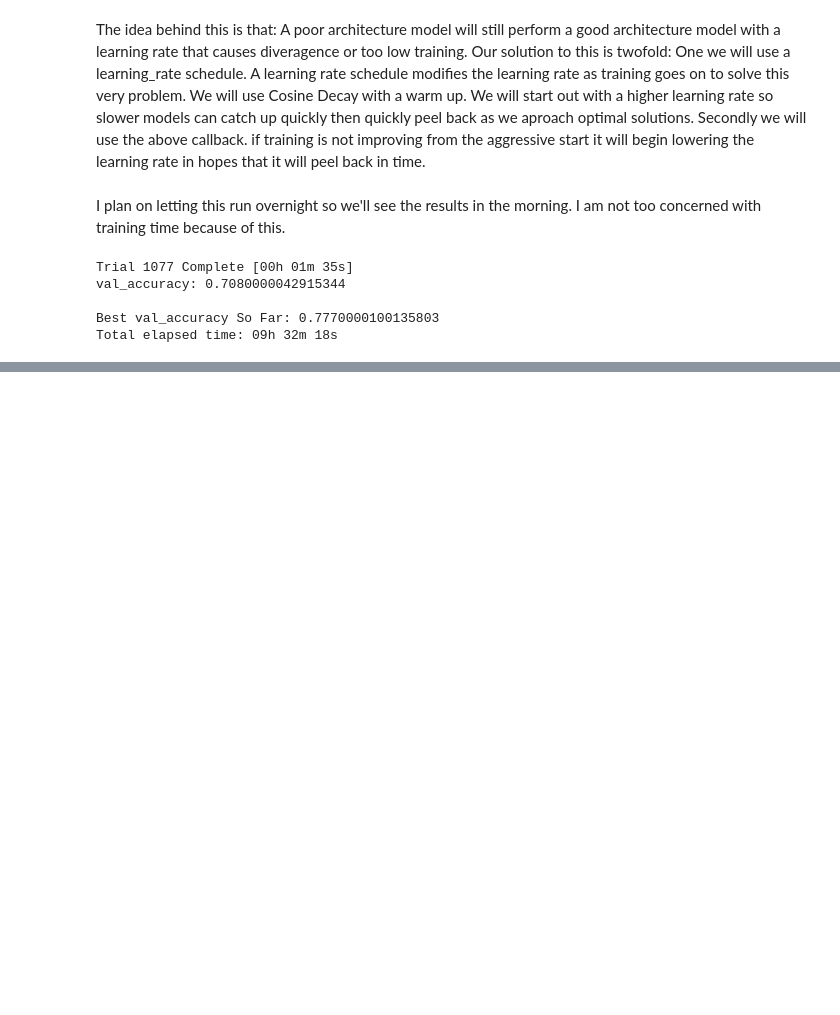
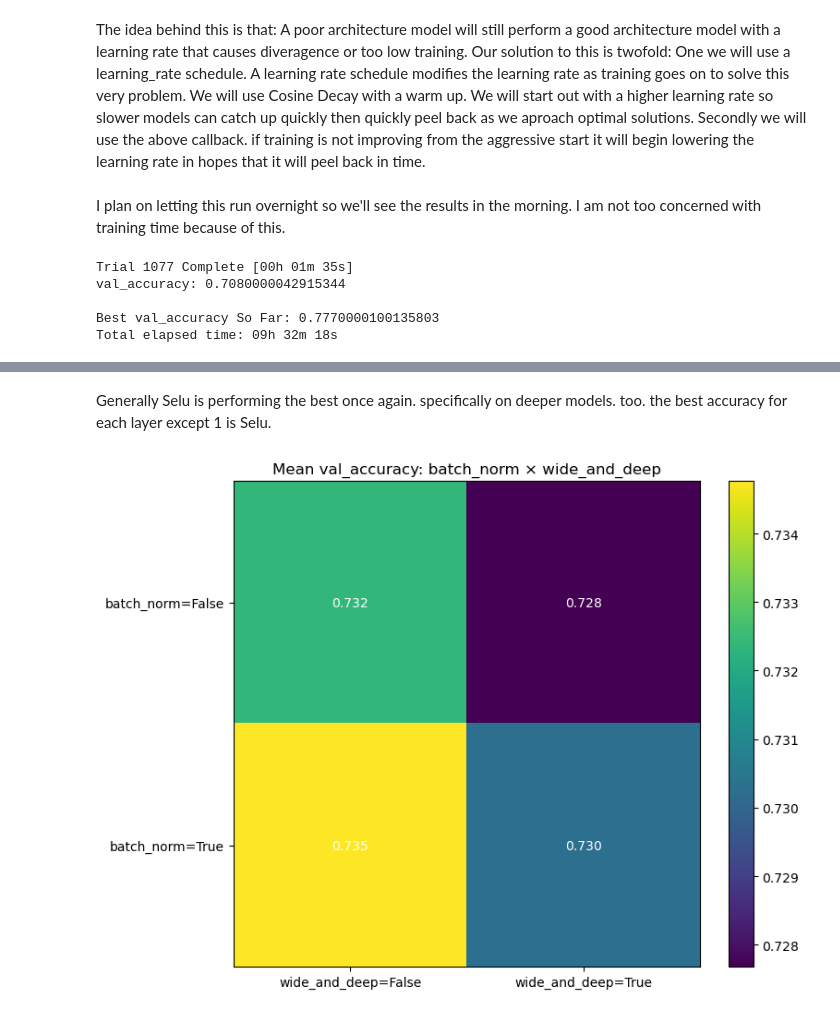
Before and after one commit to samuel5maine-maker/BME4801FinalProject, a Jupyter notebook: milestone_3.ipynb, the cells around one changed output, grey strips where cells are left out. Saved outputs shown, nothing was run; the diff lists cells and outputs as text; code cells hidden in the pictures; blank space fills up the shorter version.

```diff
--- a/milestone_3.ipynb
+++ b/milestone_3.ipynb
@@ -706,0 +824,23 @@ Total elapsed time: 09h 32m 18s
+# %% [markdown]
+Generally Selu is performing the best once again. specifically on deeper models. too. the best accuracy for each layer except 1 is Selu.
+# %%
+fig, ax = plt.subplots(figsize=(8, 6))
+pivot = df.pivot_table(values="val_accuracy", index="batch_norm",
+                      columns="wide_and_deep", aggfunc="mean")
+im = ax.imshow(pivot.values, cmap="viridis", aspect="auto")
+ax.set_xticks(range(len(pivot.columns)))
+ax.set_xticklabels([f"wide_and_deep={c}" for c in pivot.columns])
+ax.set_yticks(range(len(pivot.index)))
+ax.set_yticklabels([f"batch_norm={i}" for i in pivot.index])
+ax.set_title("Mean val_accuracy: batch_norm × wide_and_deep")
+for i in range(pivot.shape[0]):
+    for j in range(pivot.shape[1]):
+        ax.text(j, i, f"{pivot.values[i, j]:.3f}",
+                ha="center", va="center", color="white")
+plt.colorbar(im, ax=ax)
+plt.tight_layout()
+plt.savefig("batchnorm_widedeep_heatmap.png", dpi=150, bbox_inches="tight")
+plt.show()
+plt.close()
+# %% [output]
+[figure, added]
```
Also changed, not shown: parts of 18 cells of this notebook, 5 other files.
